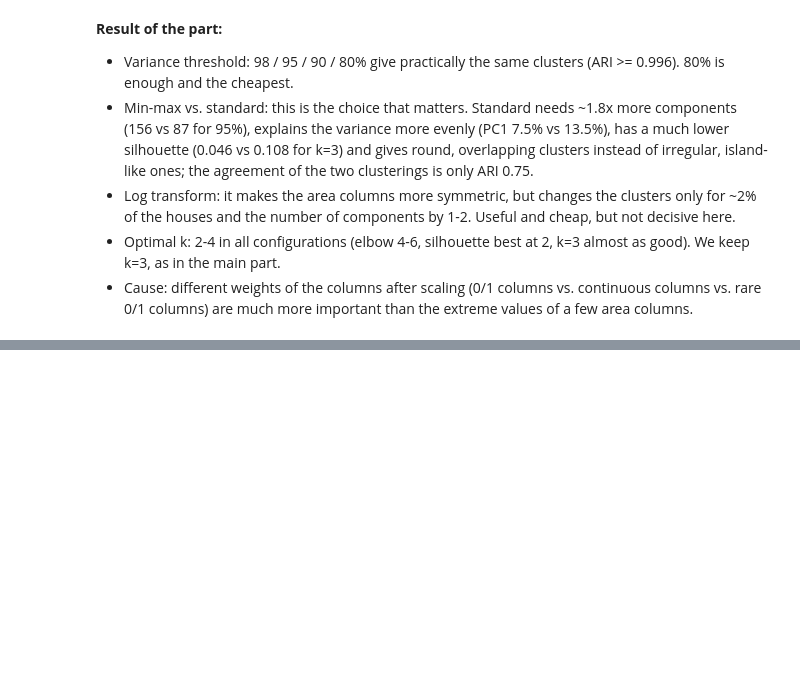
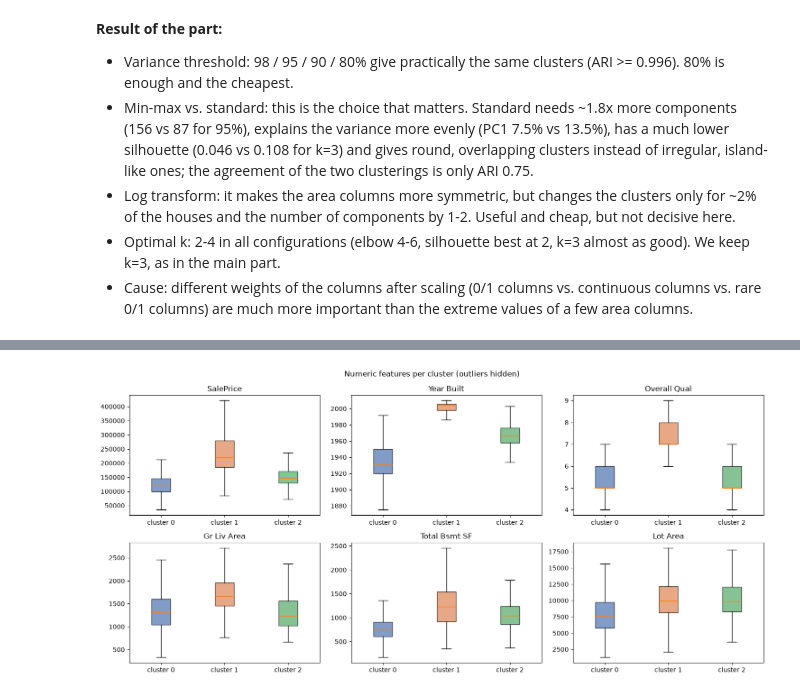
Before and after one commit to Maroscsak-Daniel/Labor-ML-, a Jupyter notebook: L3/L3_PCA_KMeansClustering.ipynb, the cells around one changed output, grey strips where cells are left out. Saved outputs shown, nothing was run; the diff lists cells and outputs as text; code cells hidden in the pictures; blank space fills up the shorter version.

Commit message:
Add L3 part 3: cluster interpretation and new houses

```diff
--- a/L3/L3_PCA_KMeansClustering.ipynb
+++ b/L3/L3_PCA_KMeansClustering.ipynb
@@ -833,0 +841,19 @@ median Lot Area of houses that change / stay: 7892.0 / 9459.5
+# %%
+profile_df = df.copy()
+profile_df["cluster"] = final_labels
+profile_df["SalePrice"] = price
+
+NUM_PROFILE = ["SalePrice", "Overall Qual", "Year Built", "Year Remod/Add", "Gr Liv Area",
+               "Total Bsmt SF", "Garage Cars", "Full Bath", "Lot Area", "Fireplaces"]
+CAT_PROFILE = ["Foundation", "Garage Type", "House Style", "Exterior 1st", "MS Zoning", "Neighborhood", "Kitchen Qual"]
+
+def top_share(s):
+    vc = s.value_counts(normalize=True)
+    return f"{vc.index[0]} ({vc.iloc[0]:.0%})"
+
+summary = pd.concat([
+    profile_df.groupby("cluster")[NUM_PROFILE].median().T,
+    profile_df.groupby("cluster")[CAT_PROFILE].agg(top_share).T,
+])
+summary.loc["houses"] = np.bincount(final_labels)
+summary
@@ -833,0 +883,17 @@ median Lot Area of houses that change / stay: 7892.0 / 9459.5
+# %%
+BOX = ["SalePrice", "Year Built", "Overall Qual", "Gr Liv Area", "Total Bsmt SF", "Lot Area"]
+clusters = sorted(profile_df["cluster"].unique())
+
+fig, axes = plt.subplots(2, 3, figsize=(15, 7))
+for ax, col in zip(axes.ravel(), BOX):
+    data = [profile_df.loc[profile_df.cluster == c, col] for c in clusters]
+    bp = ax.boxplot(data, patch_artist=True, showfliers=False)
+    for patch, c in zip(bp["boxes"], clusters):
+        patch.set_facecolor(PALETTE[c]); patch.set_alpha(0.7)
+    ax.set_xticks(range(1, len(clusters) + 1), [f"cluster {c}" for c in clusters])
+    ax.set_title(col)
+fig.suptitle("Numeric features per cluster (outliers hidden)")
+plt.tight_layout()
+plt.show()
+# %% [output]
+[figure, added]
```
Also changed, not shown: parts of 11 cells of this notebook.
